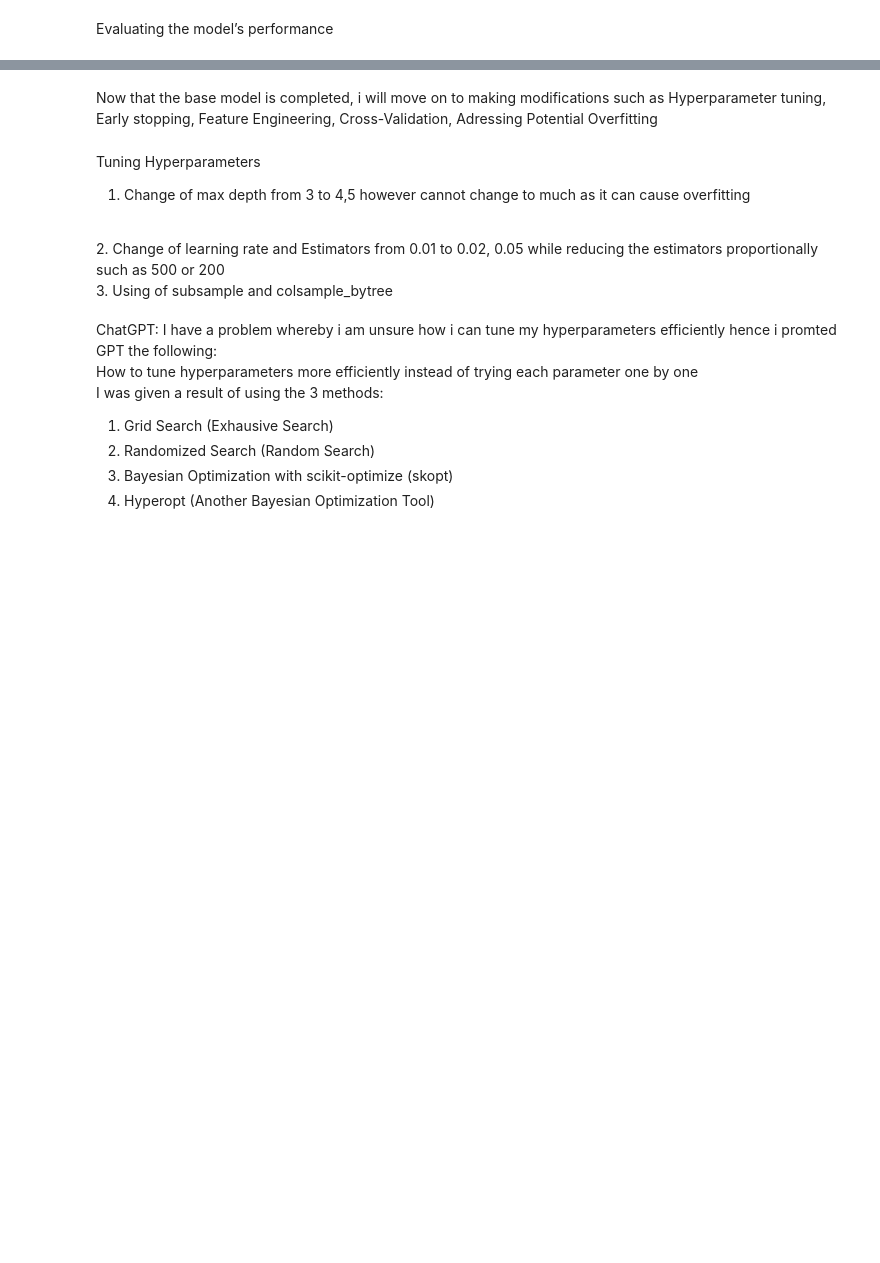
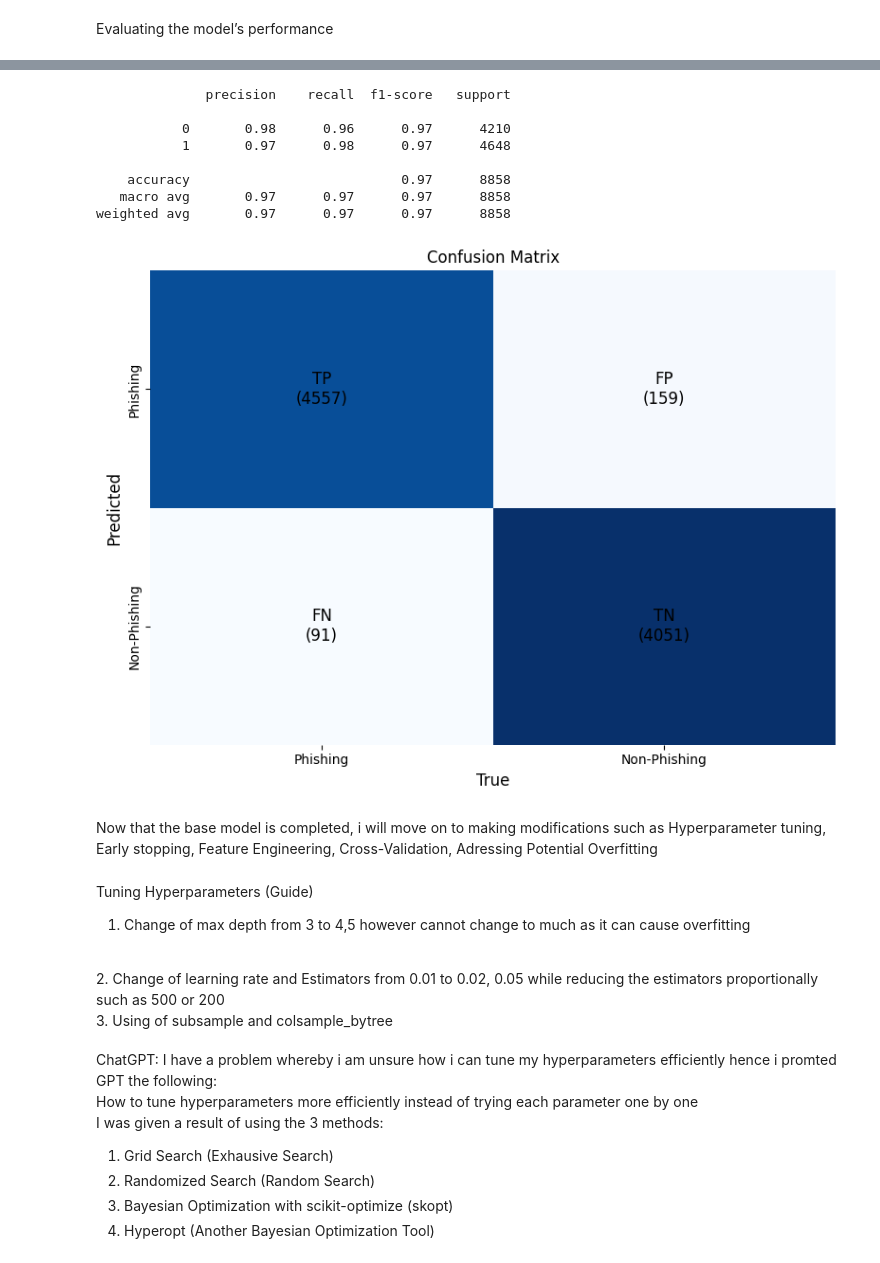
Before and after one commit to Zixu2305/PRG-08-4-PYTHON, a Jupyter notebook: training/XGBoost_Sebastian.ipynb, the cells around one changed output, grey strips where cells are left out. Drawn from its saved outputs; the diff is of its cells as text; code cells hidden in the pictures; blank space fills up the shorter version.

```diff
--- a/training/XGBoost_Sebastian.ipynb
+++ b/training/XGBoost_Sebastian.ipynb
@@ -36,14 +50,14 @@ y = df.label
 # %% [markdown]
 Vectoriser is used to change strings into numerical values as the model is unable to take in string values
 # %%
-tfidf_vectorizer = TfidfVectorizer(max_features=10000, max_df=0.95, min_df=2)
+tfidf_vectorizer = TfidfVectorizer()
 tfidf_matrix = tfidf_vectorizer.fit_transform(df['fullContent'])
 
-tfidf_df = pd.DataFrame(tfidf_matrix.toarray(), columns=tfidf_vectorizer.get_feature_names_out())
-
+scalar = StandardScaler()
+contd = scalar.fit_transform(df[['punctuationCount', 'subjectLength', 'bodyLength', 'totalLength']])
 sparse_features = csr_matrix(df[["urls", "totalLength", "generalConsumer", "govDomain", "eduDomain", "orgDomain", "netDomain", "otherDomain", "html", "punctuationCount"]].values)
 
-X = hstack([sparse_features, tfidf_matrix])
+X = hstack([sparse_features, contd, tfidf_matrix])
 # %% [markdown]
 Split full dataset into training set(80%) and testing set(20%)
 <br>
@@ -88,7 +109,19 @@ Model accuracy: 0.9766877398961391
+# %%
+printCM(y_pred, y_test)
+# %% [output]
+              precision    recall  f1-score   support
+
+           0       0.98      0.96      0.97      4210
+           1       0.97      0.98      0.97      4648
+
+    accuracy                           0.97      8858
+   macro avg       0.97      0.97      0.97      8858
+weighted avg       0.97      0.97      0.97      8858
+[figure, added]
 # %% [markdown]
 Now that the base model is completed, i will move on to making modifications such as Hyperparameter tuning, Early stopping, Feature Engineering, Cross-Validation, Adressing Potential Overfitting
 # %% [markdown]
-Tuning Hyperparameters
+Tuning Hyperparameters (Guide)
 <br>
 1. Change of max depth from 3 to 4,5 however cannot change to much as it can cause overfitting
 <br>
```
Also changed, not shown: parts of 30 cells of this notebook, 3 other files.
